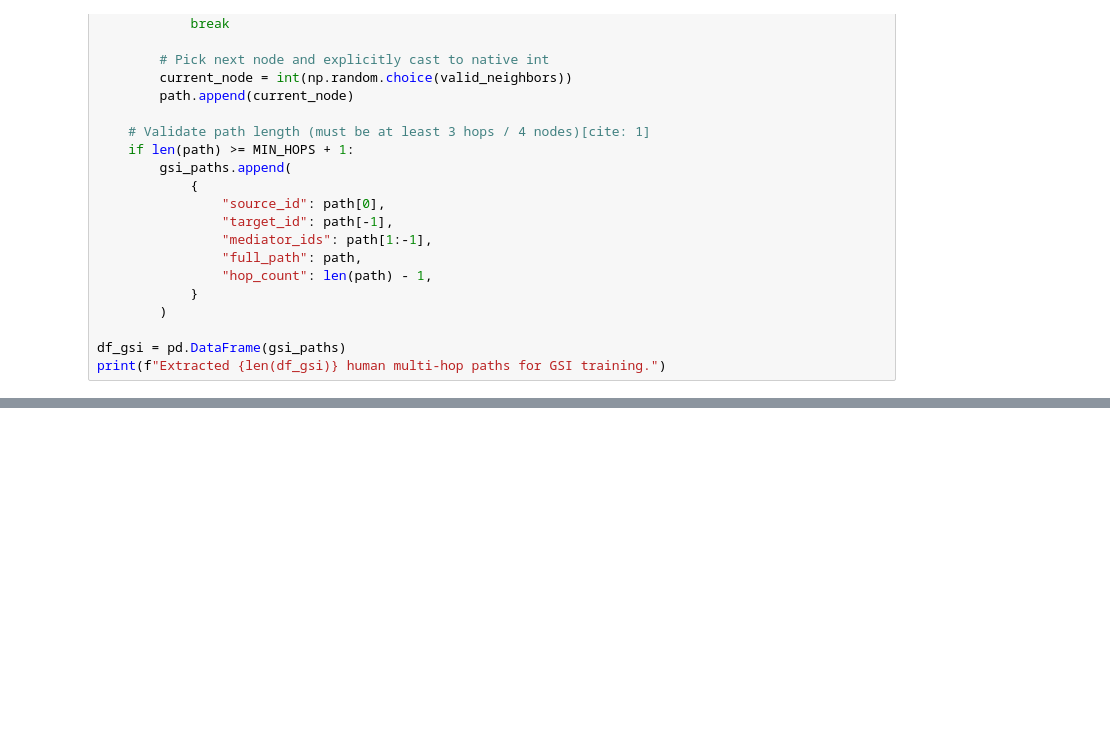
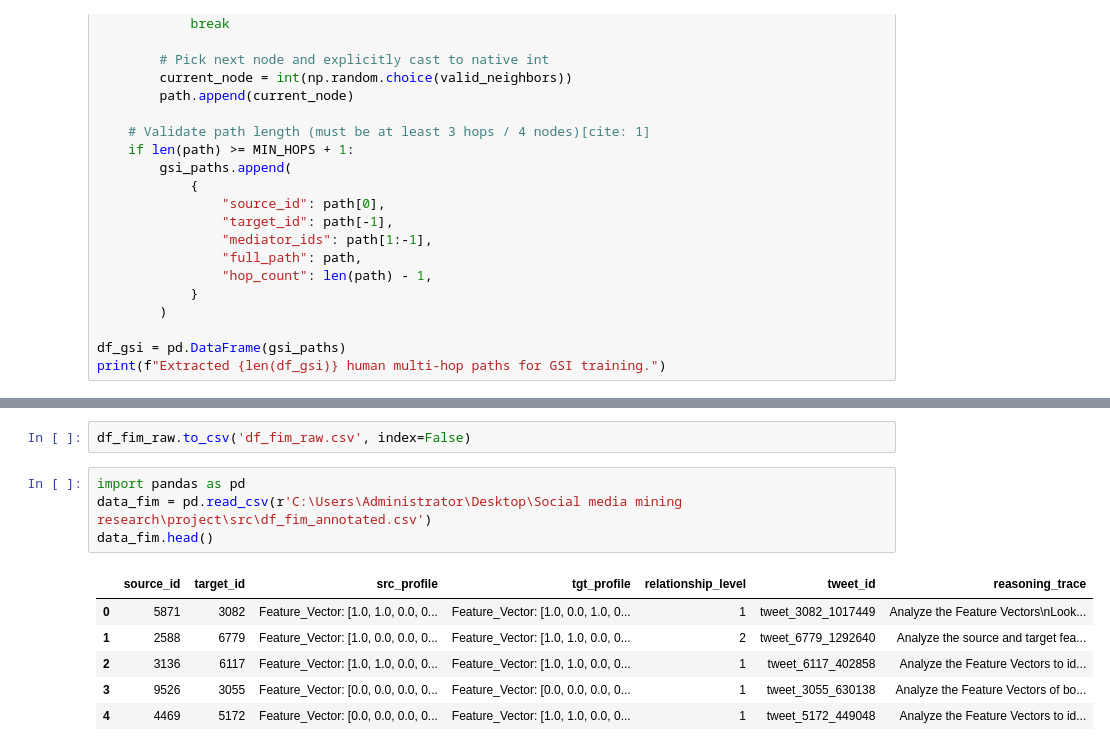
Before and after one commit to samuncleML/Bot-Detection, a Jupyter notebook: src/notebook_1.ipynb, the cells around one changed output, grey strips where cells are left out. Drawn from its saved outputs; the diff is of its cells as text; blank space fills up the shorter version.

Commit message:
Added Annotated FIM

```diff
--- a/src/notebook_1.ipynb
+++ b/src/notebook_1.ipynb
@@ -916,0 +1057,13 @@ print(f"Extracted {len(df_gsi)} human multi-hop paths for GSI training.")
+# %%
+df_fim_raw.to_csv('df_fim_raw.csv', index=False)
+# %%
+import pandas as pd
+data_fim = pd.read_csv(r'C:\Users\Administrator\Desktop\Social media mining research\project\src\df_fim_annotated.csv')
+data_fim.head()
+# %% [output]
+|  | source_id | target_id | src_profile | tgt_profile | relationship_level | tweet_id | reasoning_trace |
+| 0 | 5871 | 3082 | Feature_Vector: [1.0, 1.0, 0.0, 0... | Feature_Vector: [1.0, 0.0, 1.0, 0... | 1 | tweet_3082_1017449 | Analyze the Feature Vectors\nLook... |
+| 1 | 2588 | 6779 | Feature_Vector: [1.0, 0.0, 0.0, 0... | Feature_Vector: [1.0, 1.0, 0.0, 0... | 2 | tweet_6779_1292640 | Analyze the source and target fea... |
+| 2 | 3136 | 6117 | Feature_Vector: [1.0, 1.0, 0.0, 0... | Feature_Vector: [1.0, 1.0, 0.0, 0... | 1 | tweet_6117_402858 | Analyze the Feature Vectors to id... |
+| 3 | 9526 | 3055 | Feature_Vector: [0.0, 0.0, 0.0, 0... | Feature_Vector: [0.0, 0.0, 0.0, 0... | 1 | tweet_3055_630138 | Analyze the Feature Vectors of bo... |
+| 4 | 4469 | 5172 | Feature_Vector: [0.0, 0.0, 0.0, 0... | Feature_Vector: [1.0, 1.0, 0.0, 0... | 1 | tweet_5172_449048 | Analyze the Feature Vectors to id... |
```
Also changed, not shown: parts of 12 cells of this notebook, 6 other files.
